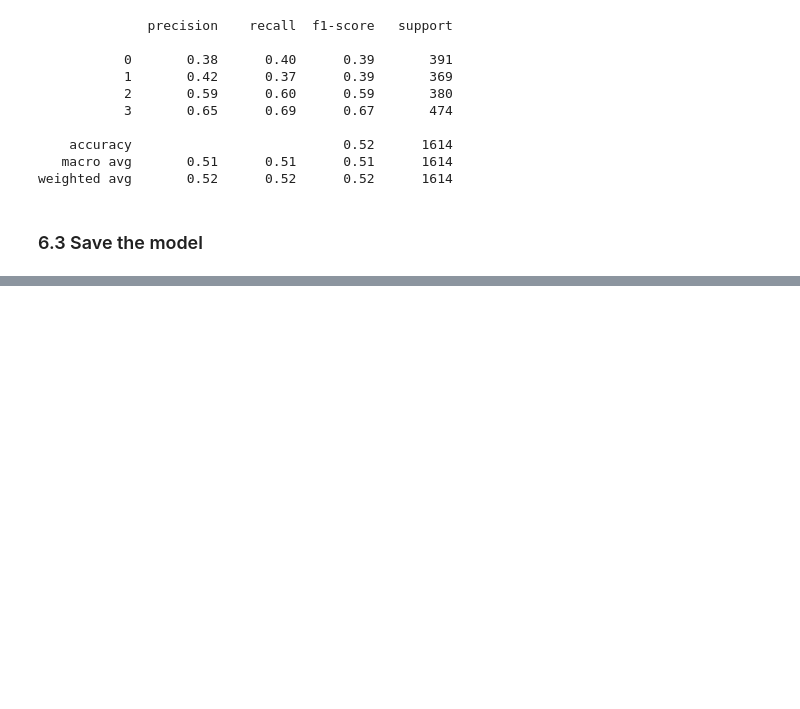
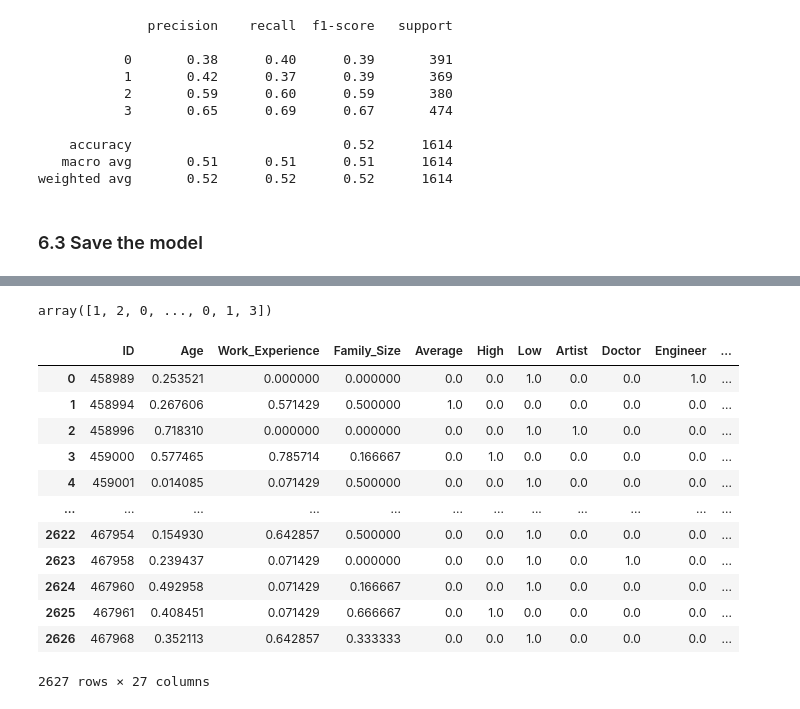
Before and after one commit to giannisbasa/Customer-Segmentation, a Jupyter notebook: 1. Coding/Customer_segmentation.ipynb, the cells around one changed output, grey strips where cells are left out. Saved outputs shown, nothing was run; the diff lists cells and outputs as text; code cells hidden in the pictures; blank space fills up the shorter version.

```diff
--- a/1. Coding/Customer_segmentation.ipynb
+++ b/1. Coding/Customer_segmentation.ipynb
@@ -1082,0 +1092,27 @@ pickle.dump(best_model, open(filename, 'wb'))
+# %%
+# Load the model from disk
+loaded_model = pickle.load(open('/Users/macbookpro/Desktop/PYTHON/1. PROJECTS/2. Customer Segmentation/1. Coding/xgb_model.pkl', 'rb'))
+# %%
+# Use the loaded model to make predictions on new data
+y_pred = loaded_model.predict(test_3)
+y_pred
+# %% [output]
+array([1, 2, 0, ..., 0, 1, 3])
+# %%
+# Concat the prediction to the new unseen dataset
+test_3['Segmentation'] = y_pred
+test_3
+# %% [output]
+|  | ID | Age | Work_Experience | Family_Size | Average | High | Low | Artist | Doctor | Engineer | ... |
+| 0 | 458989 | 0.253521 | 0.000000 | 0.000000 | 0.0 | 0.0 | 1.0 | 0.0 | 0.0 | 1.0 | ... |
+| 1 | 458994 | 0.267606 | 0.571429 | 0.500000 | 1.0 | 0.0 | 0.0 | 0.0 | 0.0 | 0.0 | ... |
+| 2 | 458996 | 0.718310 | 0.000000 | 0.000000 | 0.0 | 0.0 | 1.0 | 1.0 | 0.0 | 0.0 | ... |
+| 3 | 459000 | 0.577465 | 0.785714 | 0.166667 | 0.0 | 1.0 | 0.0 | 0.0 | 0.0 | 0.0 | ... |
+| 4 | 459001 | 0.014085 | 0.071429 | 0.500000 | 0.0 | 0.0 | 1.0 | 0.0 | 0.0 | 0.0 | ... |
+| ... | ... | ... | ... | ... | ... | ... | ... | ... | ... | ... | ... |
+| 2622 | 467954 | 0.154930 | 0.642857 | 0.500000 | 0.0 | 0.0 | 1.0 | 0.0 | 0.0 | 0.0 | ... |
+| 2623 | 467958 | 0.239437 | 0.071429 | 0.000000 | 0.0 | 0.0 | 1.0 | 0.0 | 1.0 | 0.0 | ... |
+| 2624 | 467960 | 0.492958 | 0.071429 | 0.166667 | 0.0 | 0.0 | 1.0 | 0.0 | 0.0 | 0.0 | ... |
+| 2625 | 467961 | 0.408451 | 0.071429 | 0.666667 | 0.0 | 1.0 | 0.0 | 0.0 | 0.0 | 0.0 | ... |
+| 2626 | 467968 | 0.352113 | 0.642857 | 0.333333 | 0.0 | 0.0 | 1.0 | 0.0 | 0.0 | 0.0 | ... |
+2627 rows × 27 columns
```
Also changed, not shown: parts of 6 cells of this notebook.
